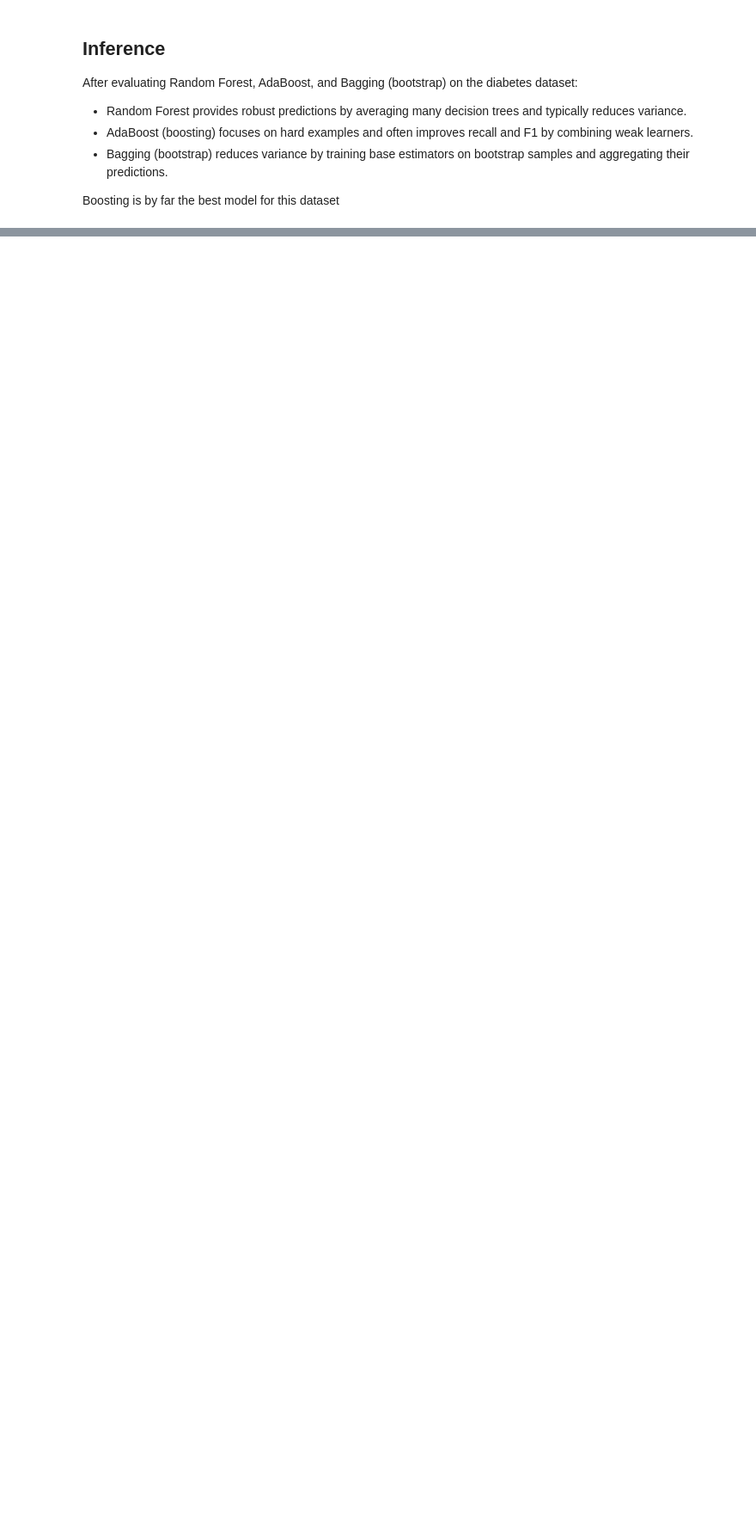
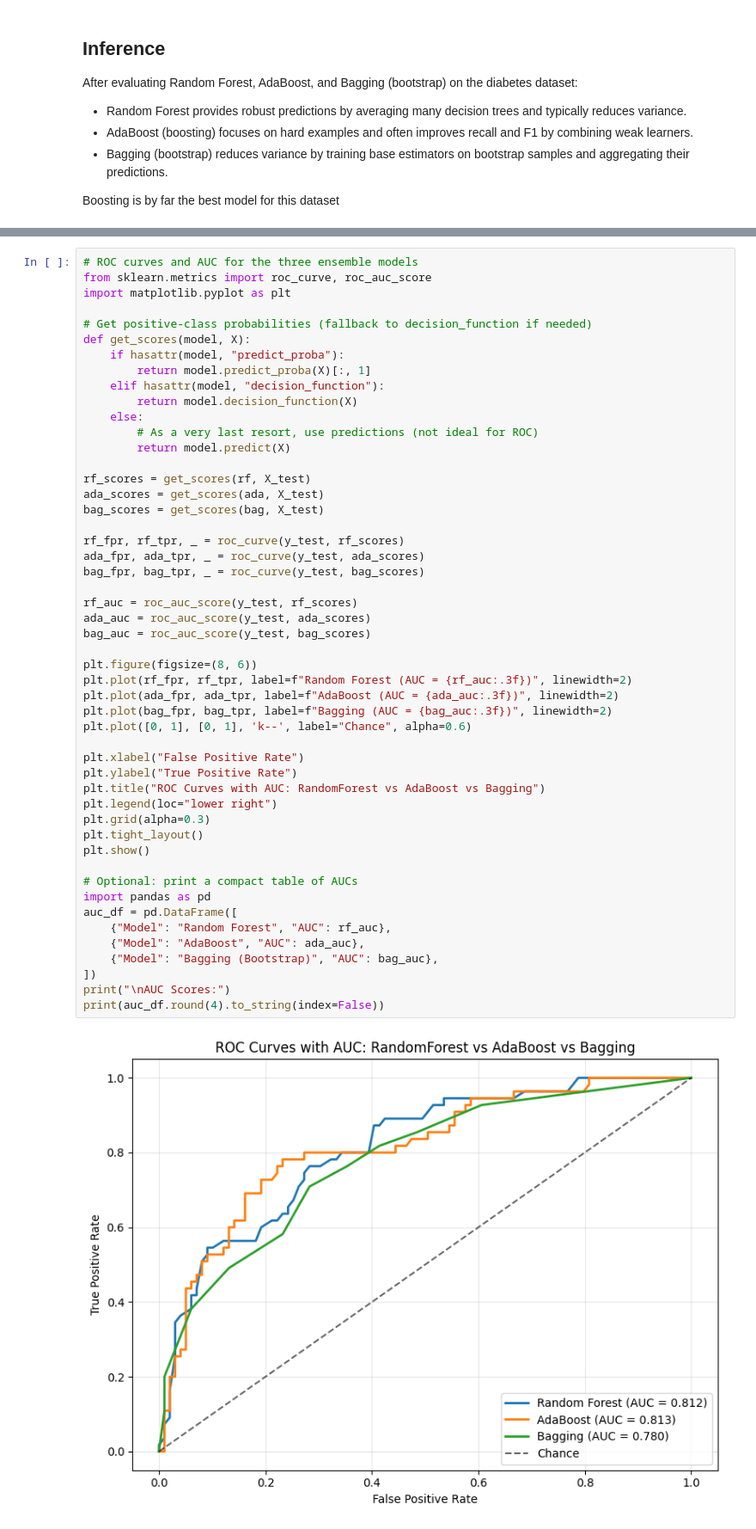
Before and after one commit to ArnavKarwa07/ML, a Jupyter notebook: assignment_5.ipynb, the cells around one changed output, grey strips where cells are left out. Shown at 86% size. Saved outputs shown, nothing was run; the diff lists cells and outputs as text; blank space fills up the shorter version.

```diff
--- a/assignment_5.ipynb
+++ b/assignment_5.ipynb
@@ -206,0 +210,52 @@ Boosting is by far the best model for this dataset
+# %%
+# ROC curves and AUC for the three ensemble models
+from sklearn.metrics import roc_curve, roc_auc_score
+import matplotlib.pyplot as plt
+
+# Get positive-class probabilities (fallback to decision_function if needed)
+def get_scores(model, X):
+    if hasattr(model, "predict_proba"):
+        return model.predict_proba(X)[:, 1]
+    elif hasattr(model, "decision_function"):
+        return model.decision_function(X)
+    else:
+        # As a very last resort, use predictions (not ideal for ROC)
+        return model.predict(X)
+
+rf_scores = get_scores(rf, X_test)
+ada_scores = get_scores(ada, X_test)
+bag_scores = get_scores(bag, X_test)
+
+rf_fpr, rf_tpr, _ = roc_curve(y_test, rf_scores)
+ada_fpr, ada_tpr, _ = roc_curve(y_test, ada_scores)
+bag_fpr, bag_tpr, _ = roc_curve(y_test, bag_scores)
+
+rf_auc = roc_auc_score(y_test, rf_scores)
+ada_auc = roc_auc_score(y_test, ada_scores)
+bag_auc = roc_auc_score(y_test, bag_scores)
+
+plt.figure(figsize=(8, 6))
+plt.plot(rf_fpr, rf_tpr, label=f"Random Forest (AUC = {rf_auc:.3f})", linewidth=2)
+plt.plot(ada_fpr, ada_tpr, label=f"AdaBoost (AUC = {ada_auc:.3f})", linewidth=2)
+plt.plot(bag_fpr, bag_tpr, label=f"Bagging (AUC = {bag_auc:.3f})", linewidth=2)
+plt.plot([0, 1], [0, 1], 'k--', label="Chance", alpha=0.6)
+
+plt.xlabel("False Positive Rate")
+plt.ylabel("True Positive Rate")
+plt.title("ROC Curves with AUC: RandomForest vs AdaBoost vs Bagging")
+plt.legend(loc="lower right")
+plt.grid(alpha=0.3)
+plt.tight_layout()
+plt.show()
+
+# Optional: print a compact table of AUCs
+import pandas as pd
+auc_df = pd.DataFrame([
+    {"Model": "Random Forest", "AUC": rf_auc},
+    {"Model": "AdaBoost", "AUC": ada_auc},
+    {"Model": "Bagging (Bootstrap)", "AUC": bag_auc},
+])
+print("\nAUC Scores:")
+print(auc_df.round(4).to_string(index=False))
+# %% [output]
+[figure, added]
```
Also changed, not shown: parts of 2 cells of this notebook, 2 other files.
